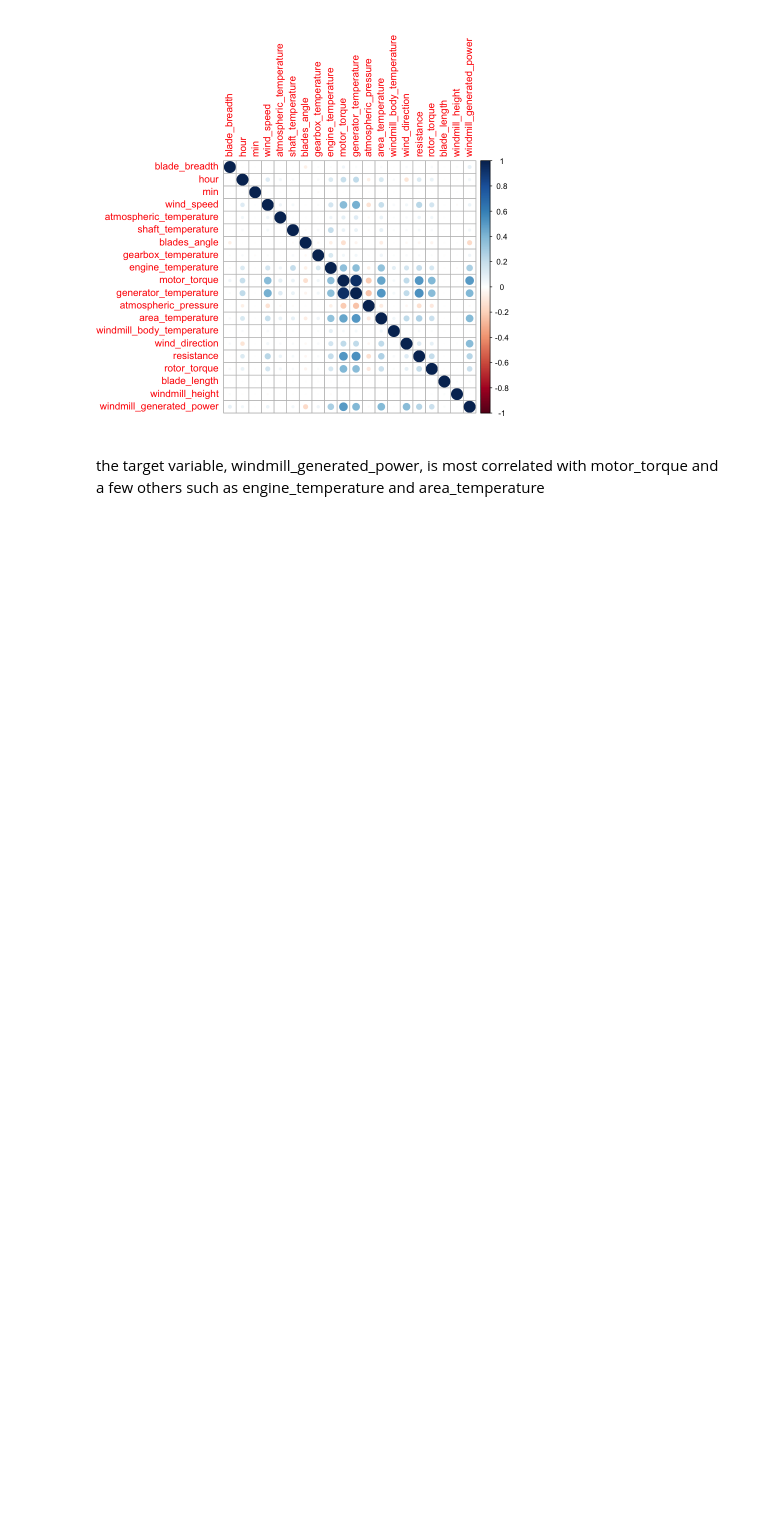
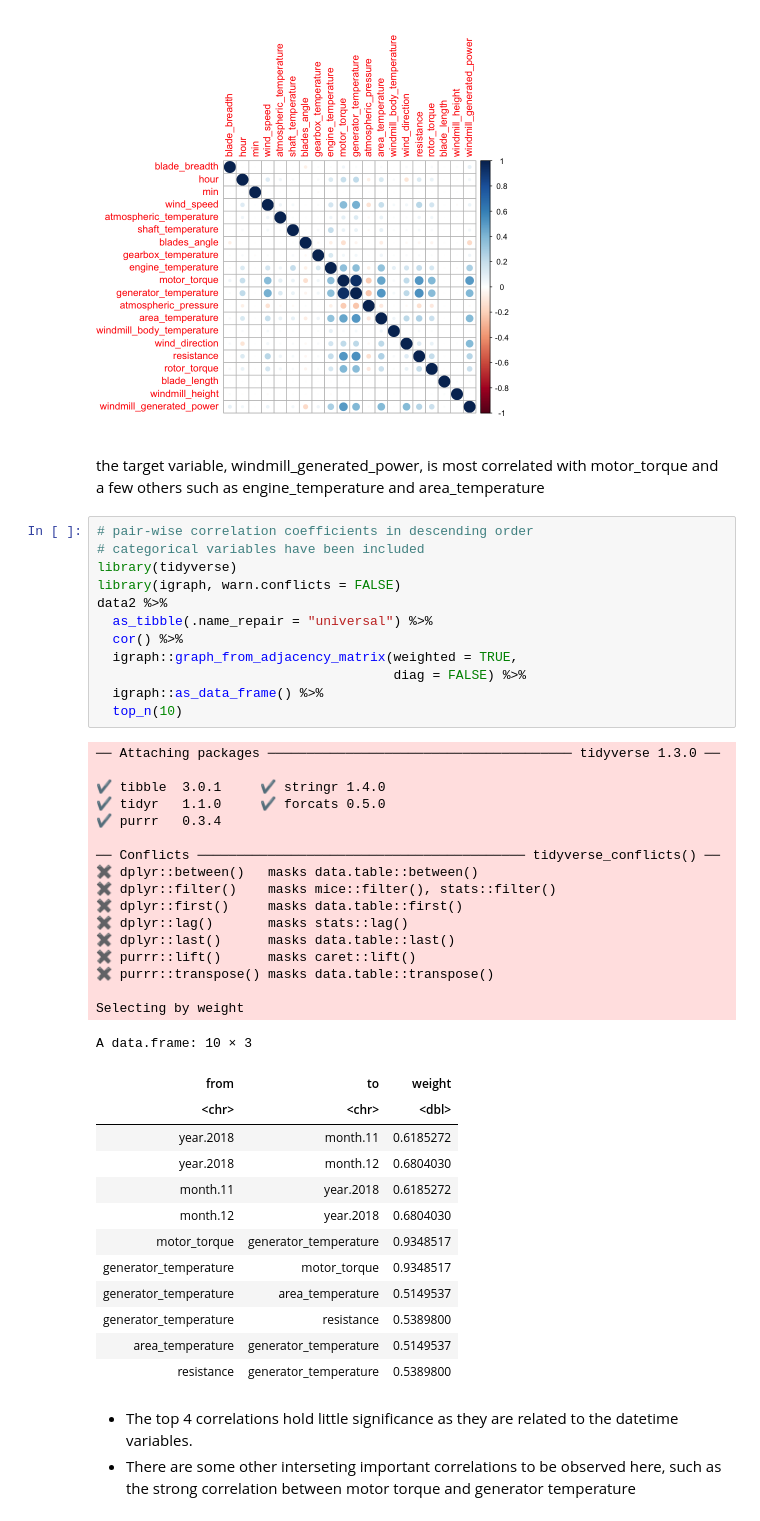
Before and after one commit to leakin185/windmill_power_generation_prediction, a Jupyter notebook: 1. Train Data Cleaning & Exploration.ipynb, the cells around one changed output. Drawn from its saved outputs; the diff is of its cells as text; blank space fills up the shorter version.

```diff
--- a/1. Train Data Cleaning & Exploration.ipynb
+++ b/1. Train Data Cleaning & Exploration.ipynb
@@ -488,3 +520,48 @@ corrplot(cor(wind.dt_continuous))
 [figure]
 # %% [markdown]
 the target variable, windmill_generated_power, is most correlated with motor_torque and a few others such as engine_temperature and area_temperature
+# %%
+# pair-wise correlation coefficients in descending order
+# categorical variables have been included
+library(tidyverse)
+library(igraph, warn.conflicts = FALSE)
+data2 %>%
+  as_tibble(.name_repair = "universal") %>%
+  cor() %>%
+  igraph::graph_from_adjacency_matrix(weighted = TRUE,
+                                      diag = FALSE) %>%
+  igraph::as_data_frame() %>%
+  top_n(10)
+# %% [output]
+── Attaching packages ─────────────────────────────────────── tidyverse 1.3.0 ──
+
+✔ tibble  3.0.1     ✔ stringr 1.4.0
+✔ tidyr   1.1.0     ✔ forcats 0.5.0
+✔ purrr   0.3.4
+
+── Conflicts ────────────────────────────────────────── tidyverse_conflicts() ──
+✖ dplyr::between()   masks data.table::between()
+✖ dplyr::filter()    masks mice::filter(), stats::filter()
+✖ dplyr::first()     masks data.table::first()
+✖ dplyr::lag()       masks stats::lag()
+✖ dplyr::last()      masks data.table::last()
+✖ purrr::lift()      masks caret::lift()
+✖ purrr::transpose() masks data.table::transpose()
+
+Selecting by weight
+A data.frame: 10 × 3
+| from | to | weight |
+| <chr> | <chr> | <dbl> |
+| year.2018 | month.11 | 0.6185272 |
+| year.2018 | month.12 | 0.6804030 |
+| month.11 | year.2018 | 0.6185272 |
+| month.12 | year.2018 | 0.6804030 |
+| motor_torque | generator_temperature | 0.9348517 |
+| generator_temperature | motor_torque | 0.9348517 |
+| generator_temperature | area_temperature | 0.5149537 |
+| generator_temperature | resistance | 0.5389800 |
+| area_temperature | generator_temperature | 0.5149537 |
+| resistance | generator_temperature | 0.5389800 |
+# %% [markdown]
+- The top 4 correlations hold little significance as they are related to the datetime variables.
+- There are some other interseting important correlations to be observed here, such as the strong correlation between motor torque and generator temperature
```
Also changed, not shown: parts of 7 cells of this notebook.
